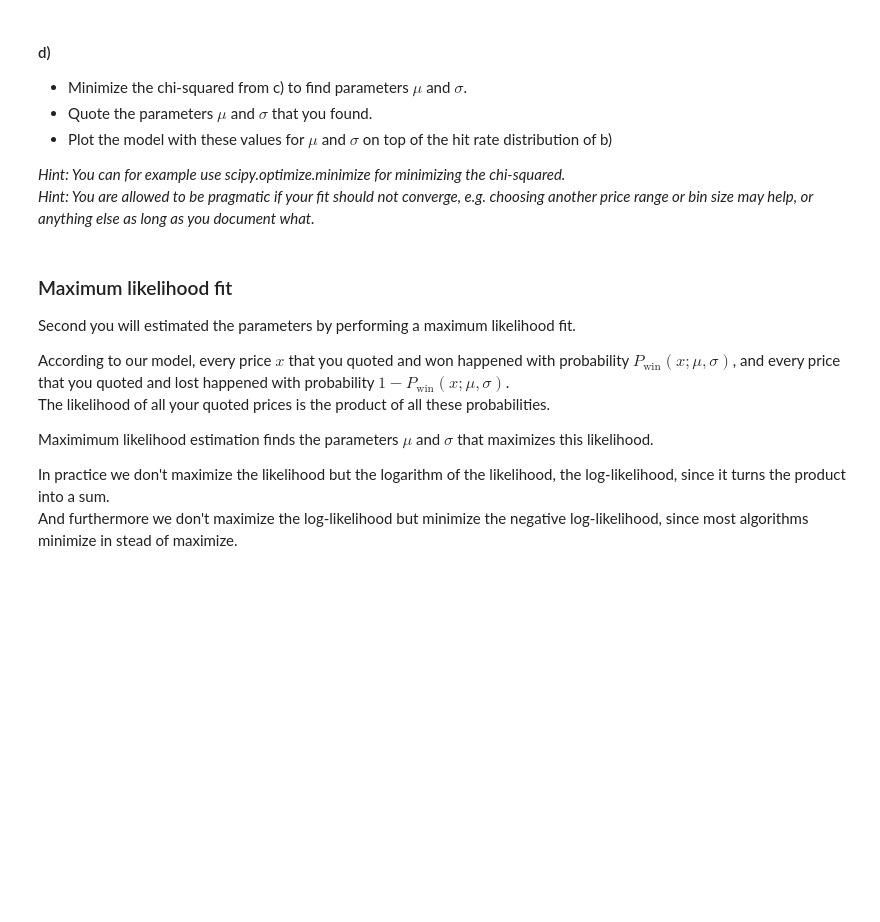
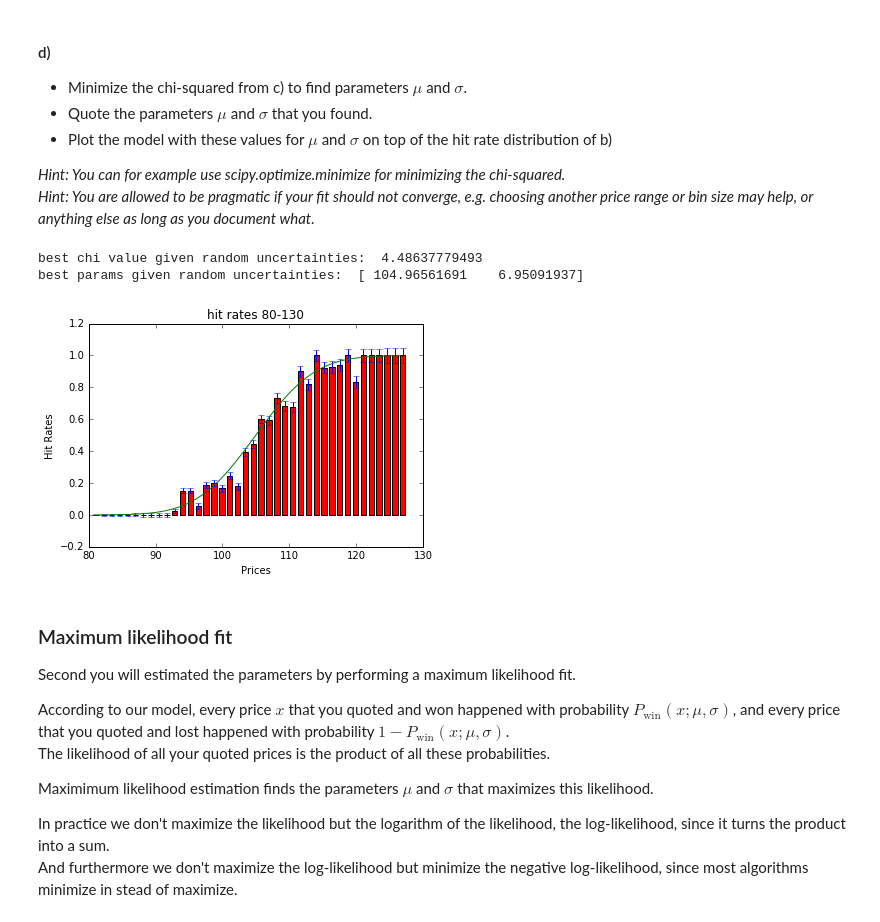
Before and after one commit to RFHO-BDSS/BDexamrevision, a Jupyter notebook: Exam/Exam-AMDBD-2016.ipynb, the cells around one changed output. Drawn from its saved outputs; the diff is of its cells as text; code cells hidden in the pictures; blank space fills up the shorter version.

```diff
--- a/Exam/Exam-AMDBD-2016.ipynb
+++ b/Exam/Exam-AMDBD-2016.ipynb
@@ -202,7 +208,7 @@ Hint: You are allowed to be pragmatic if your fit should not converge, e.g. choo
 def G(x):
     return chi(data_80_130,x[0],x[1])
 
-results = []
+chi_results = []
 Chis = []
 
 x = np.linspace(80,130,10)
@@ -212,35 +218,40 @@ y = np.linspace(0,100,10)
 for i in range(0,2):
     for j in range(0,2):
         minimized = minimize(G,[x[8*i + 1],y[8*j + 1]], method='Powell')
-        results.append(minimized.x) # optimized parameters
+        chi_results.append(minimized.x) # optimized parameters
         Chis.append(minimized.fun) # score of the parameter
 # %%
 best_chi = min(Chis)
-best_params = results[Chis.index(best_chi)]
+best_chi_params = chi_results[Chis.index(best_chi)]
 # %%
 print "best chi value given random uncertainties: ", best_chi
-print "best params given random uncertainties: ", best_params
+print "best params given random uncertainties: ", best_chi_params
+# %% [output]
+best chi value given random uncertainties:  4.48637779493
+best params given random uncertainties:  [ 104.96561691    6.95091937]
 # %%
 def plot_hit_rates_with_model(data,title,mu,sigma):
     y,binEdges = np.histogram([x['price'] for x in data],bins=40)
     y_won, binEdges = np.histogram([x['price'] for x in data if x['status'] == True],bins=binEdges)
     hits = [(1.0*x)/(1.0*y) for x, y in zip(y_won, y)]
     bincenters = 0.5*(binEdges[1:]+binEdges[:-1])
+    y = Pwin(bincenters,mu, sigma)
 
     # incomplete, incorrect error function
     # using random increasing uncertainties as dummy for now
 
     plt.bar(bincenters, hits,  color='r', yerr=hit_err)
+    plt.plot(bincenters,y)
+
     plt.xlabel('Prices')
     plt.ylabel('Hit Rates')
     plt.title(title)
 
-
-    y = Pwin(bincenters,best_params[0], best_params[1])
-    plt.plot(bincenters,y)
     plt.show()
 # %%
-plot_hit_rates_with_model(data_80_130, 'hit rates 80-130',best_params[0], best_params[1])
+plot_hit_rates_with_model(data_80_130, 'hit rates 80-130',best_chi_params[0], best_chi_params[1])
+# %% [output]
+[figure, added]
 # %% [markdown]
 ### Maximum likelihood fit
 Second you will estimated the parameters by performing a maximum likelihood fit.
```
Also changed, not shown: parts of 10 cells of this notebook.
